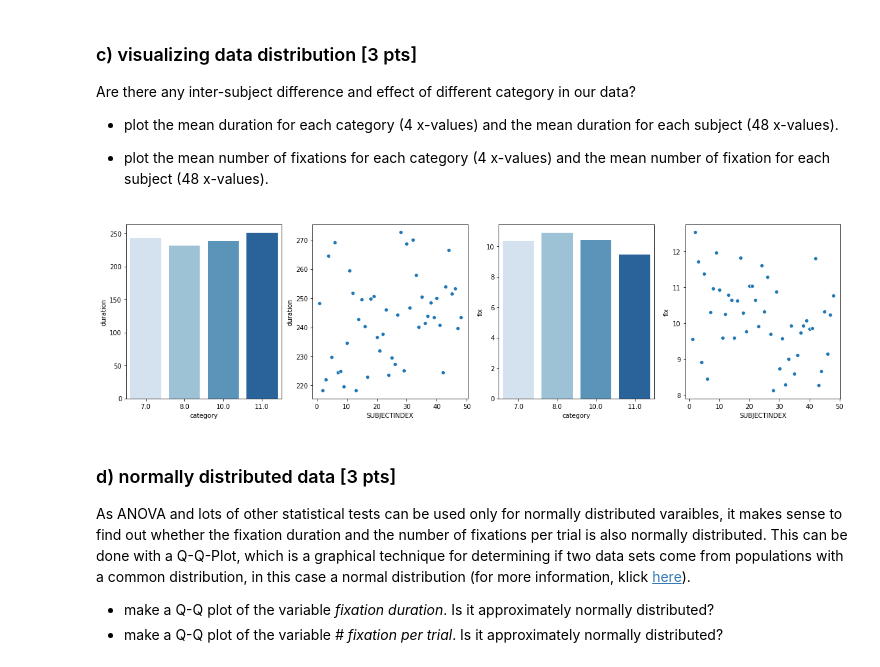
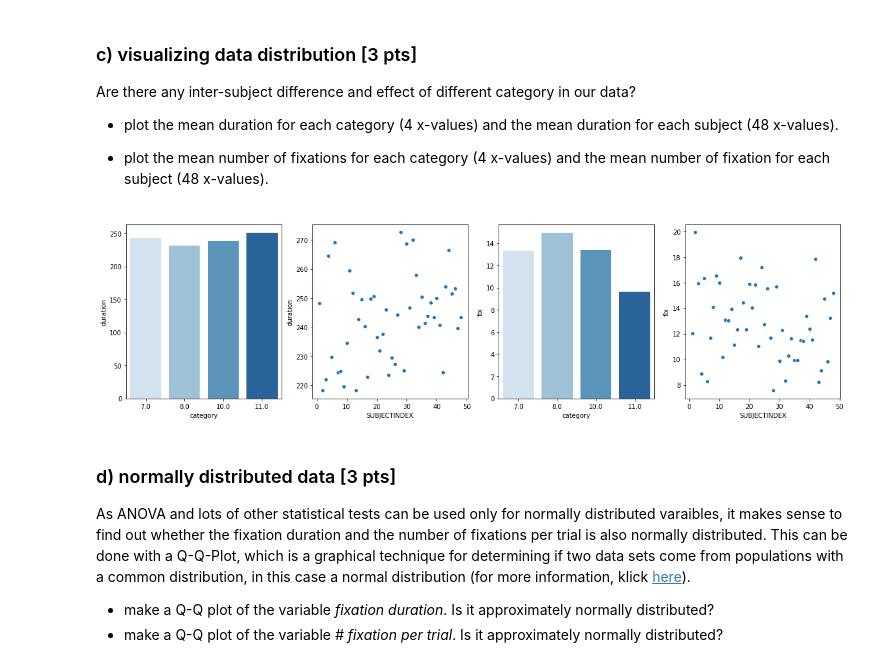
Before and after one commit to NBP-ACC/week-7-acc_5, a Jupyter notebook: Sheet05.ipynb, the cells around one changed output. Cells and saved outputs as stored; diff of their text form; code cells hidden in the pictures.

```diff
--- a/Sheet05.ipynb
+++ b/Sheet05.ipynb
@@ -162,24 +161,24 @@ Are there any inter-subject difference and effect of different category in our d
 # %%
 #mean duration for each category
 cat_dur = df.groupby('category', as_index=False)['duration'].mean()
 #mean duration for each subject over all categories and trials
 sub_dur = df.groupby('SUBJECTINDEX', as_index=False)['duration'].mean()
 #mean number of fixations for each category  ???????????
-cat_fix = df.groupby('category', as_index=False)['fix'].mean()
+cat_fix = count_trial.groupby('category', as_index=False)['fix'].mean()
 #mean number of fixations for each subject over all categories and trials ?????????????
-sub_fix = df.groupby('SUBJECTINDEX', as_index=False)['fix'].mean()
+sub_fix = count_trial.groupby('SUBJECTINDEX', as_index=False)['fix'].mean()
 
 # PLOTTING
 fig, axes = plt.subplots(ncols=4, figsize=(20,5))
 
 sns.barplot(x='category', y='duration', data=cat_dur, palette='Blues', ax=axes[0])
 sns.scatterplot(x='SUBJECTINDEX', y='duration', data=sub_dur, palette='Blues', ax=axes[1])
 sns.barplot(x='category', y='fix', data=cat_fix, palette='Blues', ax=axes[2])
 sns.scatterplot(x='SUBJECTINDEX', y='fix', data=sub_fix, palette='Blues', ax=axes[3])
 
 plt.show()
 # %% [output]
-[figure, old version]
+[figure, new version]
 # %% [markdown]
 ### d) normally distributed data [3 pts]
 As ANOVA and lots of other statistical tests can be used only for normally distributed varaibles, it makes sense to find out whether the fixation duration and the number of fixations per trial is also normally distributed. This can be done with a Q-Q-Plot, which  is a graphical technique for determining if two data sets come from populations with a common distribution, in this case a normal distribution (for more information, klick [here](https://www.itl.nist.gov/div898/handbook/eda/section3/eda33o.htm)).
```
Also changed, not shown: parts of 1 cell of this notebook.
